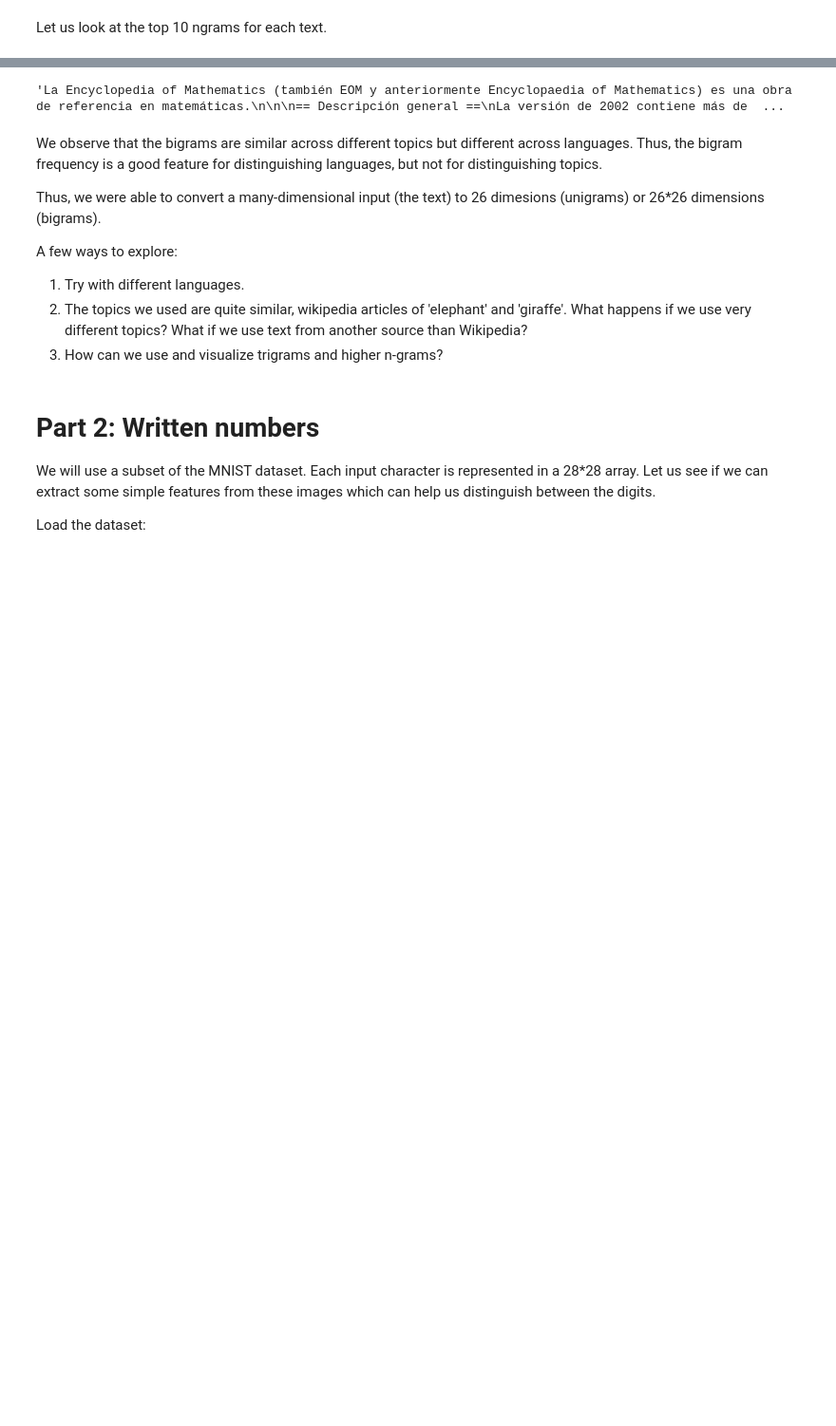
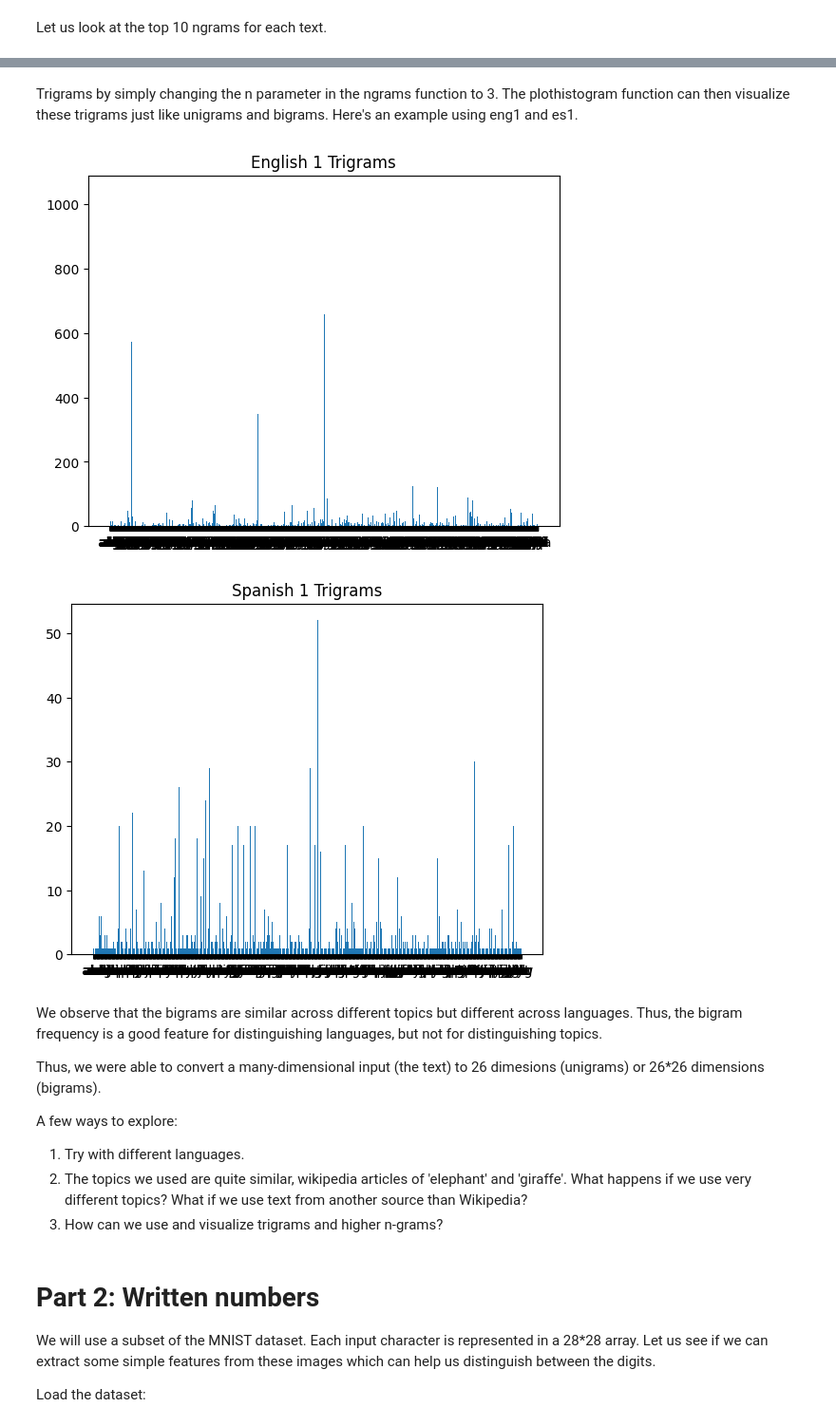
Before and after one commit to pamuvishali27/P.Vishali-HUB2603B260, a Jupyter notebook: AIML_Module_01_Lab_01_Features.ipynb, the cells around one changed output, grey strips where cells are left out. Shown at 95% size. Cells and saved outputs as stored; diff of their text form; code cells hidden in the pictures; blank space fills up the shorter version.

```diff
--- a/AIML_Module_01_Lab_01_Features.ipynb
+++ b/AIML_Module_01_Lab_01_Features.ipynb
@@ -214,24 +213,26 @@ English 1:
 ('l', 'e') : 198.0
 ('s', 'e') : 190.0
 ('t', 'e') : 180.0
-# %%
-topic1 = 'Mathematics'
-topic2 = 'History'
-
-wikipedia.set_lang('en')
-
-eng1 = wikipedia.page(topic1).content
-eng2 = wikipedia.page(topic2).content
-
-wikipedia.set_lang('es')
-
-# Using the correct French titles for the Wikipedia pages
-eg1 = wikipedia.page(topic1).content
-eg2 = wikipedia.page(topic2).content
-# %%
-eg1
-# %% [output]
-'La Encyclopedia of Mathematics (también EOM y anteriormente Encyclopaedia of Mathematics) es una obra de referencia en matemáticas.\n\n\n== Descripción general ==\nLa versión de 2002 contiene más de  ...
+# %% [markdown]
+Trigrams by simply changing the n parameter in the ngrams function to 3. The plothistogram function can then visualize these trigrams just like unigrams and bigrams. Here's an example using eng1 and es1.
+# %%
+trigram_eng1 = Counter(ngrams(eng1,3))
+plothistogram(trigram_eng1)
+plt.title('English 1 Trigrams')
+plt.show()
+
+trigram_es1 = Counter(ngrams(es1,3))
+plothistogram(trigram_es1)
+plt.title('Spanish 1 Trigrams')
+plt.show()
+
+# You can extend this to higher n-grams (e.g., n=4 for quadrigrams) by changing the 'n' value.
+# Visualizing higher n-grams beyond bigrams in a 2D matrix becomes challenging,
+# as it would require 3D (for trigrams) or higher-dimensional representations.
+# However, the histogram visualization remains effective for any n-gram length.
+# %% [output]
+[figure, added]
+[figure, added]
 # %% [markdown]
 We observe that the bigrams are similar across different topics but different across languages. Thus, the bigram frequency is a good feature for distinguishing languages, but not for distinguishing topics.
 
```
Also changed, not shown: parts of 12 cells of this notebook.
